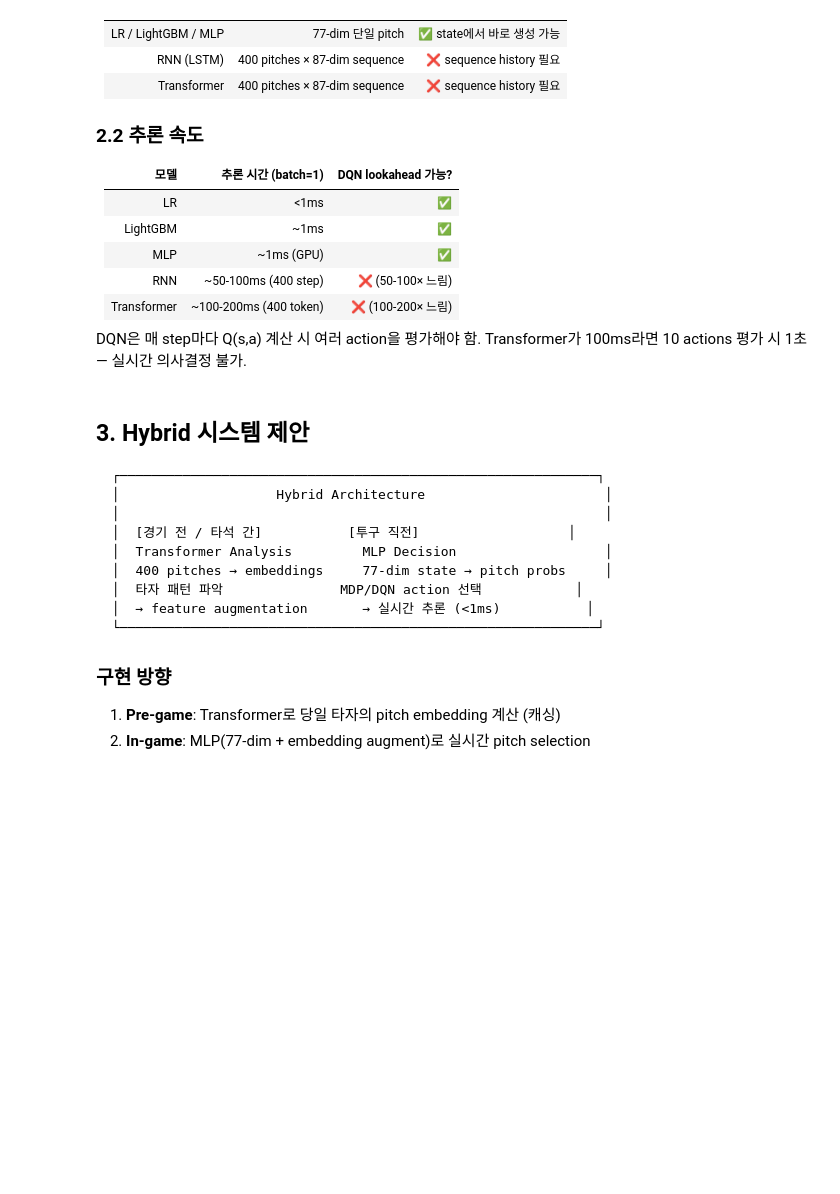
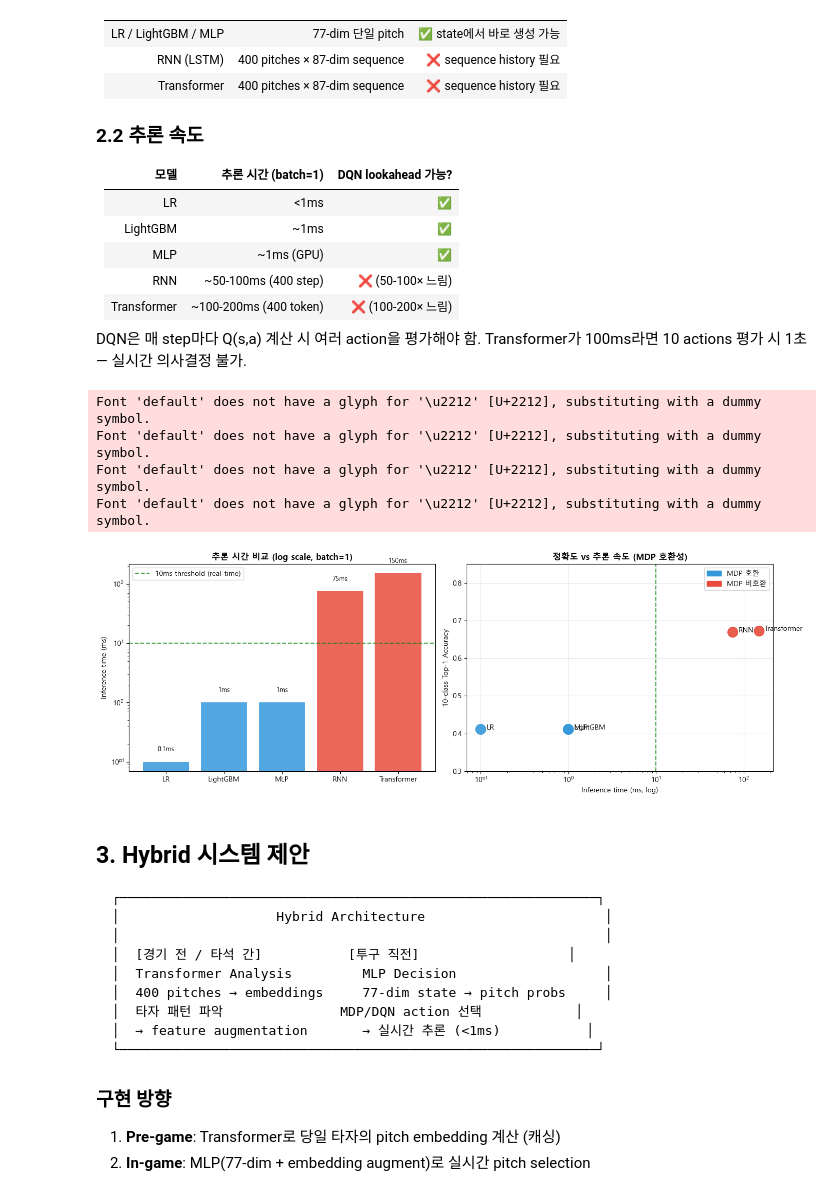
Before and after one commit to Pitcheezy/transition-models, a Jupyter notebook: notebooks/11_mdp_dqn_compatibility.ipynb, the cells around one changed output. Cells and saved outputs as stored; diff of their text form; code cells hidden in the pictures; blank space fills up the shorter version.

```diff
--- a/notebooks/11_mdp_dqn_compatibility.ipynb
+++ b/notebooks/11_mdp_dqn_compatibility.ipynb
@@ -51,42 +51,51 @@ Transformer가 100ms라면 10 actions 평가 시 1초 — 실시간 의사결정
 import numpy as np
 import matplotlib.pyplot as plt
 import matplotlib.patches as mpatches
+
+plt.rcParams['font.family'] = 'Malgun Gothic'
+plt.rcParams['axes.unicode_minus'] = False
 
 fig, axes = plt.subplots(1, 2, figsize=(14, 5))
 
 # Inference time comparison (log scale)
 models = ['LR', 'LightGBM', 'MLP', 'RNN', 'Transformer']
 times_ms = [0.1, 1, 1, 75, 150]  # estimated
 colors = ['#3498db','#3498db','#3498db','#e74c3c','#e74c3c']
 axes[0].bar(models, times_ms, color=colors, alpha=0.85)
 axes[0].set_yscale('log')
 axes[0].set_title('추론 시간 비교 (log scale, batch=1)', fontsize=12, fontweight='bold')
 axes[0].set_ylabel('Inference time (ms)')
 axes[0].axhline(10, color='green', linestyle='--', alpha=0.7, label='10ms threshold (real-time)')
 axes[0].legend()
 for i, v in enumerate(times_ms):
     axes[0].text(i, v * 1.5, f'{v}ms', ha='center', fontsize=9)
 
 # Accuracy vs MDP compatibility
-acc = [0.411, 0.411, 0.411, 0.67, 0.672]  # 10-class top-1 (RNN estimated)
+acc = [0.411, 0.411, 0.411, 0.669, 0.672]  # 10-class top-1 (RNN 실제 결과 반영)
 mdp_ok = [True, True, True, False, False]
 colors2 = ['#3498db' if ok else '#e74c3c' for ok in mdp_ok]
 axes[1].scatter(times_ms, acc, s=200, c=colors2, alpha=0.9, zorder=5)
 for i, (t, a, m) in enumerate(zip(times_ms, acc, models)):
     axes[1].annotate(m, (t, a), textcoords='offset points', xytext=(8, 0), fontsize=10)
 axes[1].set_xscale('log')
 axes[1].set_title('정확도 vs 추론 속도 (MDP 호환성)', fontsize=12, fontweight='bold')
 axes[1].set_xlabel('Inference time (ms, log)')
 axes[1].set_ylabel('10-class Top-1 Accuracy')
 axes[1].set_ylim(0.3, 0.85)
 axes[1].axvline(10, color='green', linestyle='--', alpha=0.7)
-blue_p = mpatches.Patch(color='#3498db', label='MDP 호환 ✅')
-red_p  = mpatches.Patch(color='#e74c3c', label='MDP 비호환 ❌')
+blue_p = mpatches.Patch(color='#3498db', label='MDP 호환')
+red_p  = mpatches.Patch(color='#e74c3c', label='MDP 비호환')
 axes[1].legend(handles=[blue_p, red_p])
 axes[1].grid(True, alpha=0.3)
 
 plt.tight_layout()
 plt.show()
+# %% [output]
+Font 'default' does not have a glyph for '\u2212' [U+2212], substituting with a dummy symbol.
+Font 'default' does not have a glyph for '\u2212' [U+2212], substituting with a dummy symbol.
+Font 'default' does not have a glyph for '\u2212' [U+2212], substituting with a dummy symbol.
+Font 'default' does not have a glyph for '\u2212' [U+2212], substituting with a dummy symbol.
+[figure, added]
 # %% [markdown]
 ## 3. Hybrid 시스템 제안
 
```
Also changed, not shown: 5 other files.
